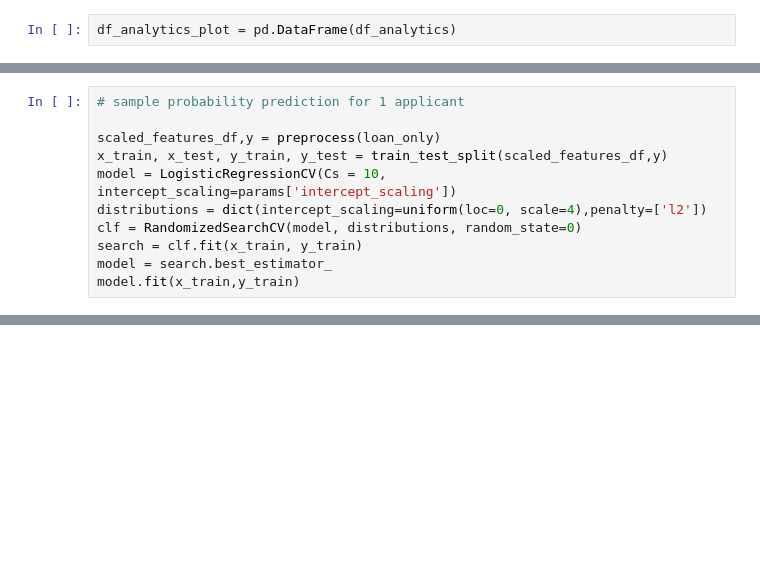
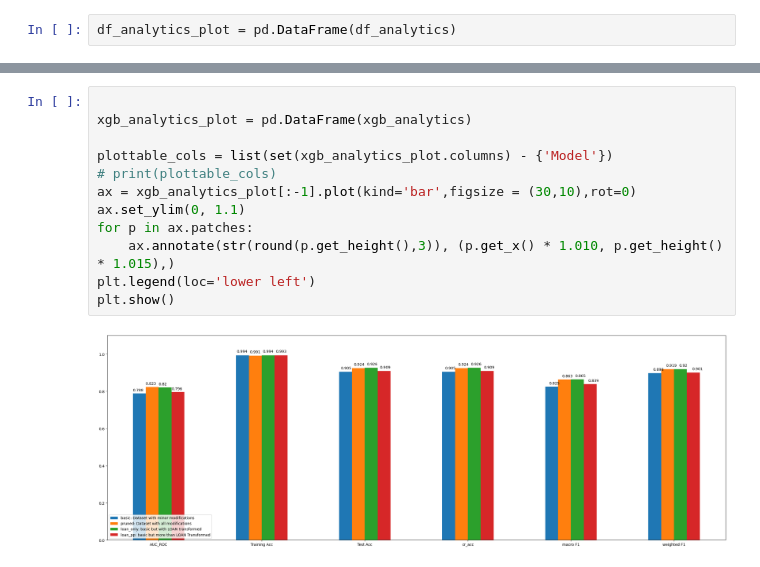
Before and after one commit to Zypperman/DBTT_G1_GRP3, a Jupyter notebook: Notebooks/Usecase_1_1_V1(OtherModels).ipynb, the cells around one changed output, grey strips where cells are left out. Cells and saved outputs as stored; diff of their text form; blank space fills up the shorter version.

```diff
--- a/Notebooks/Usecase_1_1_V1(OtherModels).ipynb
+++ b/Notebooks/Usecase_1_1_V1(OtherModels).ipynb
@@ -244,11 +236,0 @@ print(params)
-# %%
-# sample probability prediction for 1 applicant
-
-scaled_features_df,y = preprocess(loan_only)
-x_train, x_test, y_train, y_test = train_test_split(scaled_features_df,y)
-model = LogisticRegressionCV(Cs = 10, intercept_scaling=params['intercept_scaling'])
-distributions = dict(intercept_scaling=uniform(loc=0, scale=4),penalty=['l2'])
-clf = RandomizedSearchCV(model, distributions, random_state=0)
-search = clf.fit(x_train, y_train)
-model = search.best_estimator_
-model.fit(x_train,y_train)
@@ -289,0 +324,14 @@ However, we note that there are limitations to the existing model due to the fol
+# %%
+
+xgb_analytics_plot = pd.DataFrame(xgb_analytics)
+
+plottable_cols = list(set(xgb_analytics_plot.columns) - {'Model'})
+# print(plottable_cols)
+ax = xgb_analytics_plot[:-1].plot(kind='bar',figsize = (30,10),rot=0)
+ax.set_ylim(0, 1.1)
+for p in ax.patches:
+    ax.annotate(str(round(p.get_height(),3)), (p.get_x() * 1.010, p.get_height() * 1.015),)
+plt.legend(loc='lower left')
+plt.show()
+# %% [output]
+[figure, added]
```
Also changed, not shown: parts of 37 cells of this notebook.
